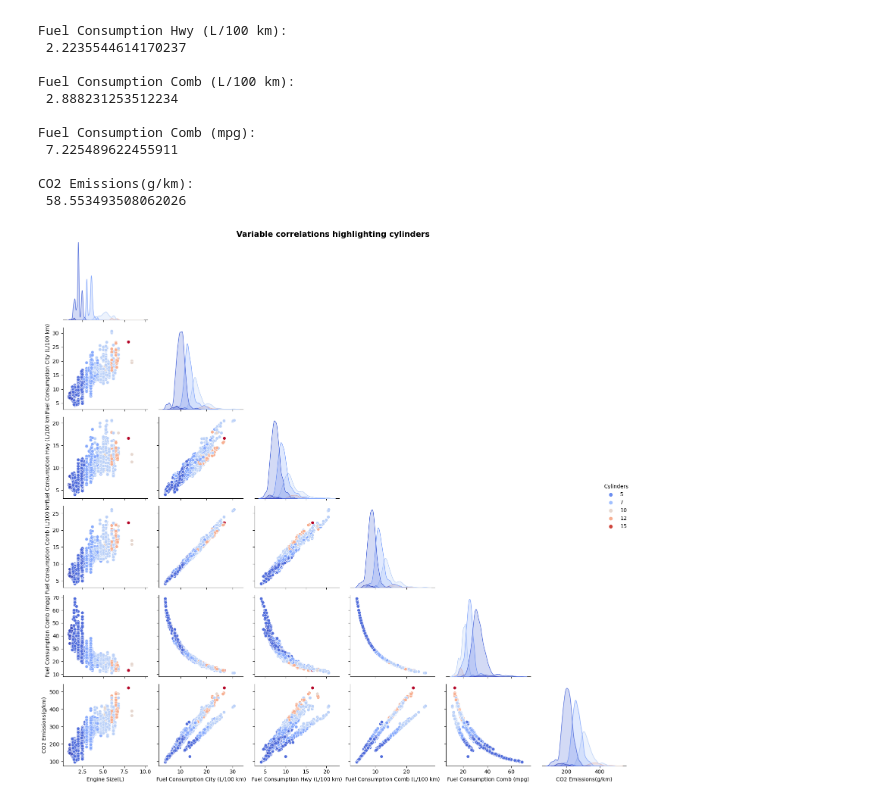
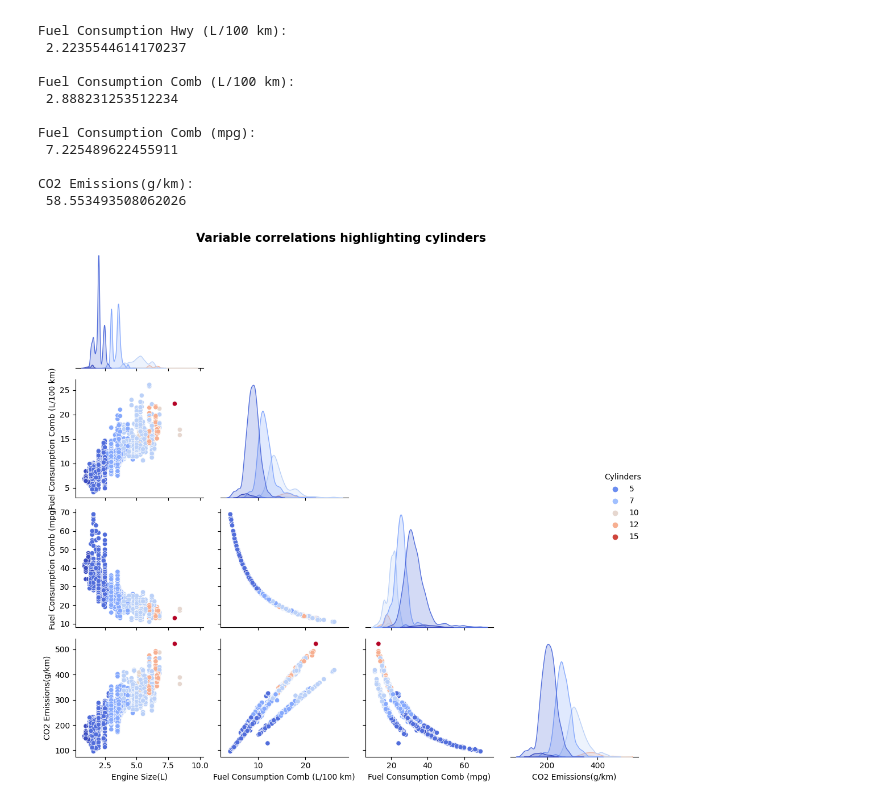
Before and after one commit to lauxpaux/cleanestCars, a Jupyter notebook: exploratory-data-analysis.ipynb, the cells around one changed output. Cells and saved outputs as stored; diff of their text form; code cells hidden in the pictures.

```diff
--- a/exploratory-data-analysis.ipynb
+++ b/exploratory-data-analysis.ipynb
@@ -206,9 +206,12 @@ Fuel Consumption Comb (mpg):
 
 CO2 Emissions(g/km):
  58.553493508062026
+# %%
+corr_features = ['Engine Size(L)', 'Cylinders', 'Fuel Consumption Comb (L/100 km)',
+                 'Fuel Consumption Comb (mpg)', 'CO2 Emissions(g/km)' ]
 # %%
-datapplot = sns.pairplot(data, hue='Cylinders', corner=True, palette='coolwarm')
+datapplot = sns.pairplot(data[corr_features], hue='Cylinders', corner=True, palette='coolwarm')
 datapplot.fig.suptitle('Variable correlations highlighting cylinders', fontsize='15', fontweight='bold');
 save_fig('scatter_plot_cylinder_highlight')
 # %% [output]
-[figure, old version]
+[figure, new version]
```
Also changed, not shown: parts of 18 cells of this notebook, 3 other files.
